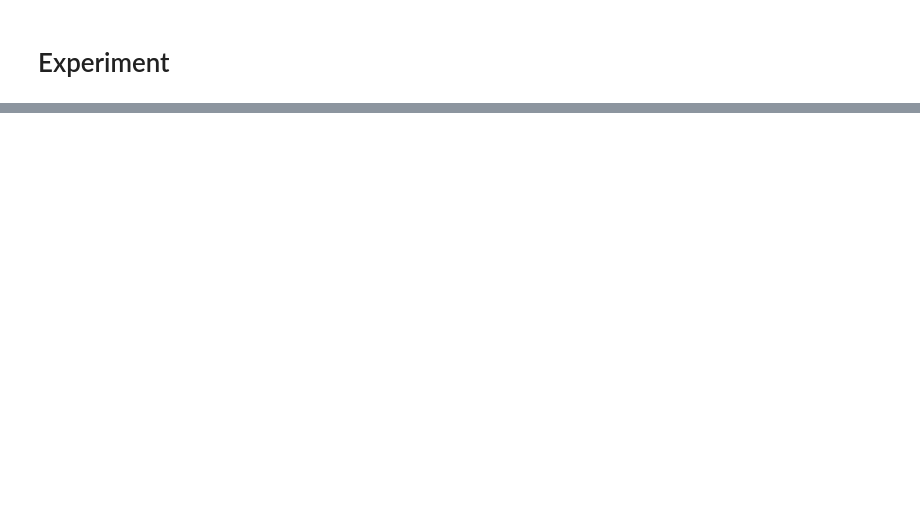
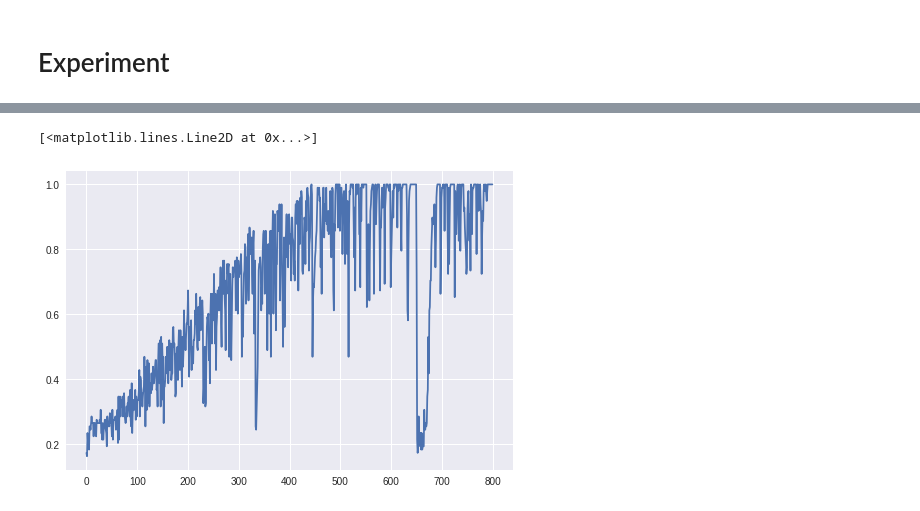
Before and after one commit to iegorval/neural_nets, a Jupyter notebook: Robot.ipynb, the cells around one changed output, grey strips where cells are left out. Drawn from its saved outputs; the diff is of its cells as text; code cells hidden in the pictures; blank space fills up the shorter version.

```diff
--- a/Robot.ipynb
+++ b/Robot.ipynb
@@ -127,3 +126,21 @@ print(train_y[i])
+# %%
+# Skip some timesteps
+skip = 10
+currents_skip = list()
+for currents in currents_no_labels:
+  currents_skip.append(list())
+  i = 0
+  while True:
+    currents_skip[-1].append(currents[i])
+    i += skip
+    if i >= len(currents):
+      break
+# %%
+# Get training data into a numpy matrix
+train_x = np.stack(currents_skip, axis=0)
+# Get training labels
+train_y = np.array([currents[1] for currents in currents_long])
+train_y_labels = [from_one_hot(one_hot) for one_hot in train_y]
 # %%
 print(train_x.shape, train_y.shape)
 # %% [output]
@@ -154,6 +171,6 @@ Trainable params: 198,918
 Non-trainable params: 0
 _________________________________________________________________
 # %%
-model.compile(loss='categorical_crossentropy', optimizer='adam', metrics=['accuracy'])
+model.compile(loss='categorical_crossentropy', optimizer='rmsprop', metrics=['accuracy'])
 # %%
-model.fit(train_x, train_y, epochs = 100)
+history = model.fit(train_x, train_y, epochs = 800)
@@ -160 +195,7 @@ model.fit(train_x, train_y, epochs = 100)
+# %%
+# Plot the accuracy during training
+plt.plot(history.history['acc'])
+# %% [output]
+[<matplotlib.lines.Line2D at 0x...>]
+[figure, added]
 # %%
```
Also changed, not shown: parts of 10 cells of this notebook.
